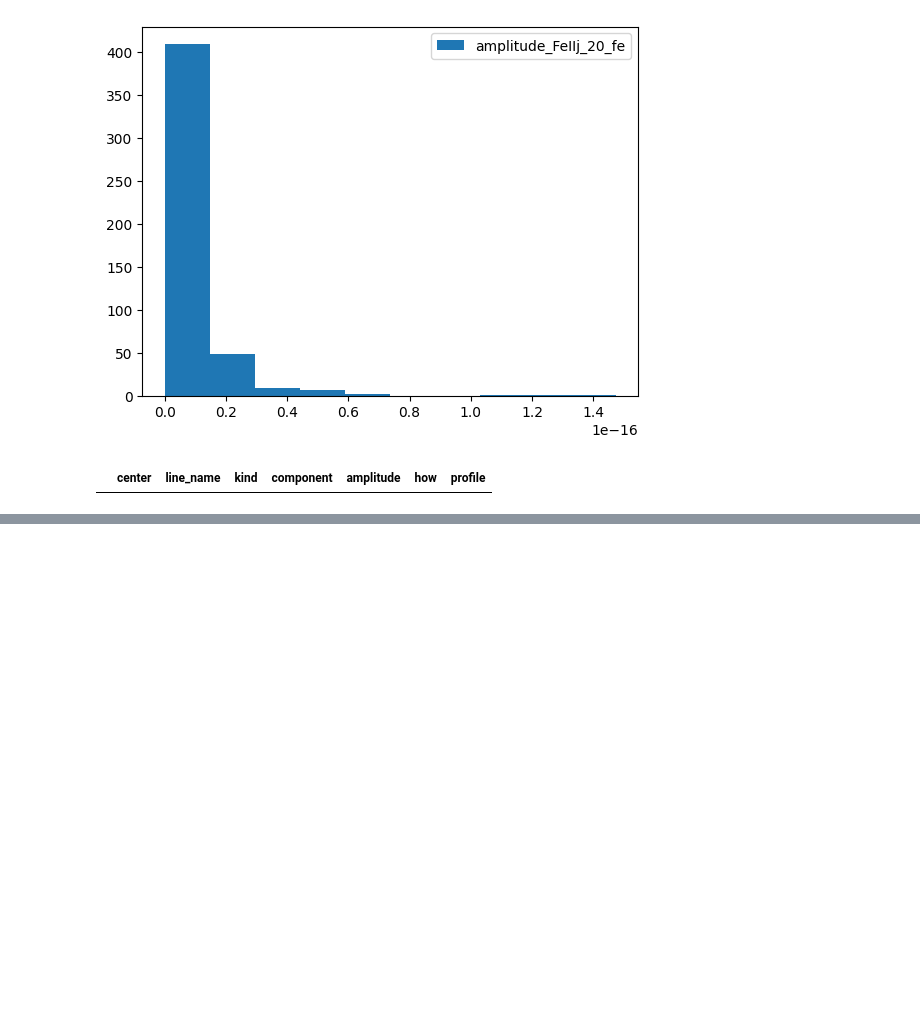
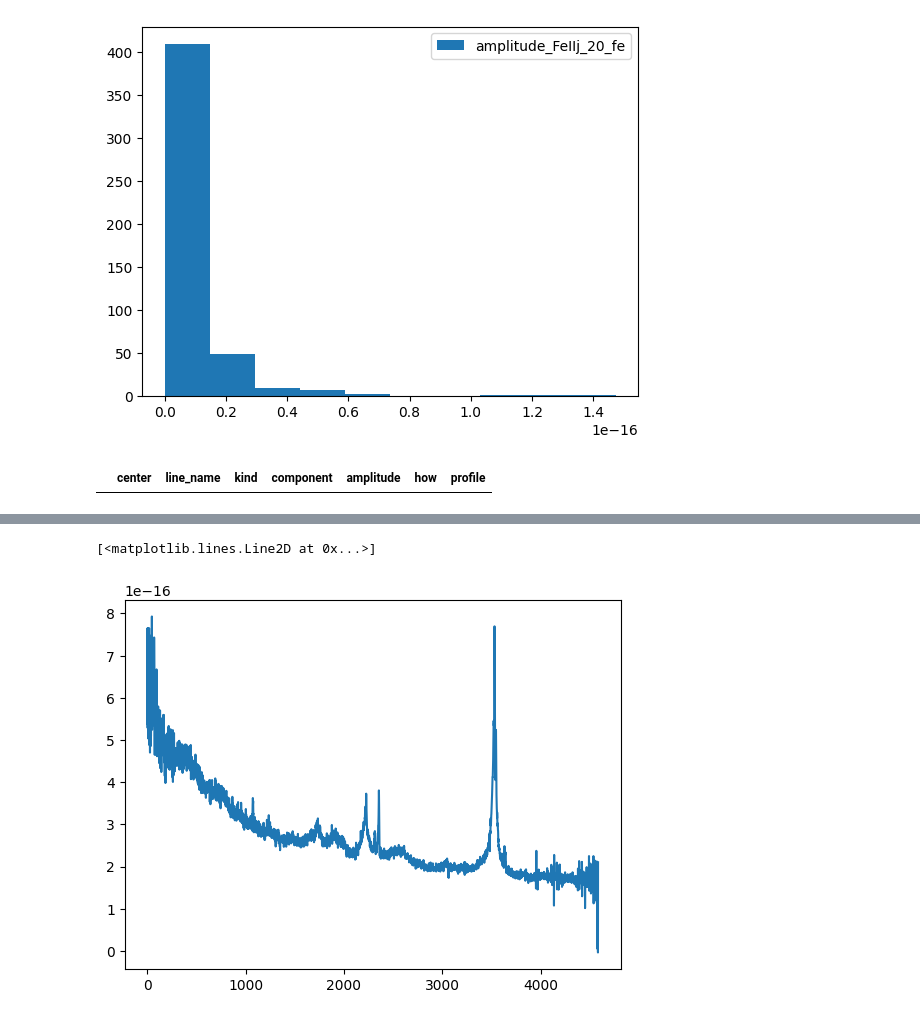
Before and after one commit to felavila/sheap, a Jupyter notebook: notebooks/building_complex_regions.ipynb, the cells around one changed output, grey strips where cells are left out. Saved outputs shown, nothing was run; the diff lists cells and outputs as text; code cells hidden in the pictures; blank space fills up the shorter version.

```diff
--- a/notebooks/building_complex_regions.ipynb
+++ b/notebooks/building_complex_regions.ipynb
@@ -35,11 +21,12 @@ The autoreload extension is already loaded. To reload it, use:
 # %%
 path_dr16 = "/home/favila/smbh_mass/dr16"
-#path_dr16 = "/home/felipe/work/SMBH_estimation/dr16"
+path_dr16 = "/home/felipe/work/SMBH_estimation/dr16"
 # %%
 #dr16/subsample_07_03_25.csv
 # %%
-#file_paths,objs_panda  = cross_pandas_spectra(path_dr16,"bernal_sdss_fits","Objects_low_stellar_mass_with_stellar_contribution.csv")
-file_paths,objs_panda = cross_pandas_spectra(path_dr16,"new_sub_sample_sdss_fits","subsample_07_03_25.csv")
-objs_panda_sort = objs_panda.sort_values("SN_MEDIAN_ALL",ascending=False)[:1500][:500]
+file_paths,objs_panda  = cross_pandas_spectra(path_dr16,"sdss_fits","dr16_pandas.csv")
+objs_panda_sort =objs_panda
+#file_paths,objs_panda = cross_pandas_spectra(path_dr16,"new_sub_sample_sdss_fits","subsample_07_03_25.csv")
+objs_panda_sort = objs_panda.sort_values("SN_MEDIAN_ALL",ascending=False)[:1500][:100]
 objs_panda_sort = objs_panda_sort.reset_index(drop=True)
 # %% [output]
@@ -188 +176,6 @@ Name: 10, Length: 116, dtype: float64
+# %%
+plt.plot(spectra_reshaped[0,1,:])
+# %% [output]
+[<matplotlib.lines.Line2D at 0x...>]
+[figure, added]
 # %%
```
Also changed, not shown: parts of 43 cells of this notebook, 13 other files.
